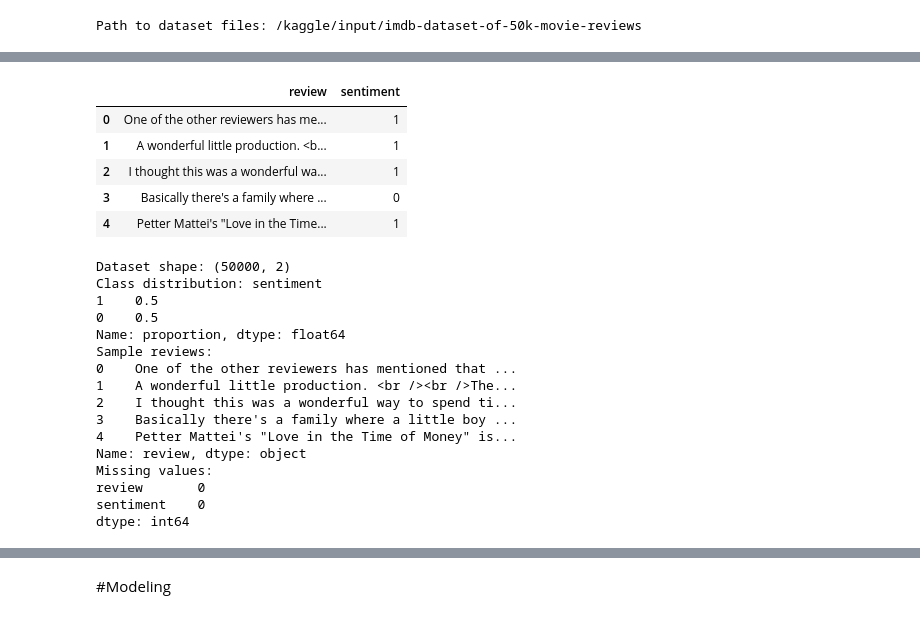
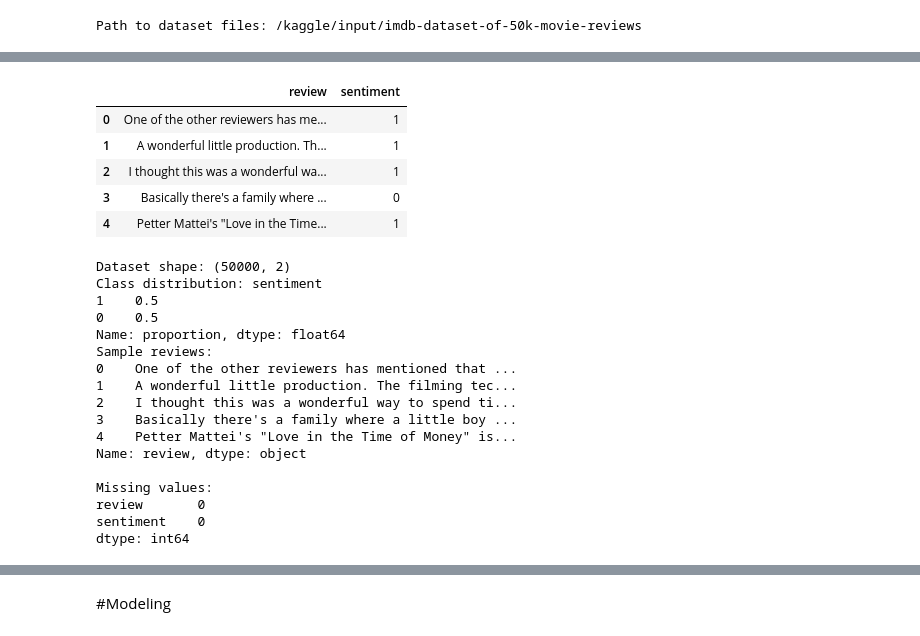
Before and after one commit to cammylexi/CS2341-Assignment-3, a Jupyter notebook: McPhaul_Llanes_7.ipynb, the cells around one changed output, grey strips where cells are left out. Cells and saved outputs as stored; diff of their text form; code cells hidden in the pictures.

```diff
--- a/McPhaul_Llanes_7.ipynb
+++ b/McPhaul_Llanes_7.ipynb
@@ -42,12 +43,20 @@ Binary Classification Task
 # %%
+import pandas as pd
+import re
+
+df = pd.read_csv(path + "/IMDB Dataset.csv")
+
 # Change 'positive' to 1 and 'negative' to 0 in the 'sentiment' column
 df['sentiment'] = df['sentiment'].map({'positive': 1, 'negative': 0})
 
+# Remove HTML tags from the 'review' column
+df['review'] = df['review'].apply(lambda x: re.sub(r'<.*?>', '', x))
+
 df.head()
 # %% [output]
 |  | review | sentiment |
 | 0 | One of the other reviewers has me... | 1 |
-| 1 | A wonderful little production. <b... | 1 |
+| 1 | A wonderful little production. Th... | 1 |
 | 2 | I thought this was a wonderful wa... | 1 |
 | 3 | Basically there's a family where ... | 0 |
 | 4 | Petter Mattei's "Love in the Time... | 1 |
@@ -58,7 +67,7 @@ print(f"Class distribution: {df['sentiment'].value_counts(normalize=True)}")
 print(f"Sample reviews:\n{df['review'].head()}")
 
 # Check for missing values
-print(f"Missing values:\n{df.isnull().sum()}")
+print(f"\nMissing values:\n{df.isnull().sum()}")
 # %% [output]
 Dataset shape: (50000, 2)
 Class distribution: sentiment
@@ -67,11 +76,12 @@ Class distribution: sentiment
 Name: proportion, dtype: float64
 Sample reviews:
 0    One of the other reviewers has mentioned that ...
-1    A wonderful little production. <br /><br />The...
+1    A wonderful little production. The filming tec...
 2    I thought this was a wonderful way to spend ti...
 3    Basically there's a family where a little boy ...
 4    Petter Mattei's "Love in the Time of Money" is...
 Name: review, dtype: object
+
 Missing values:
 review       0
 sentiment    0
```
Also changed, not shown: parts of 48 cells of this notebook.
